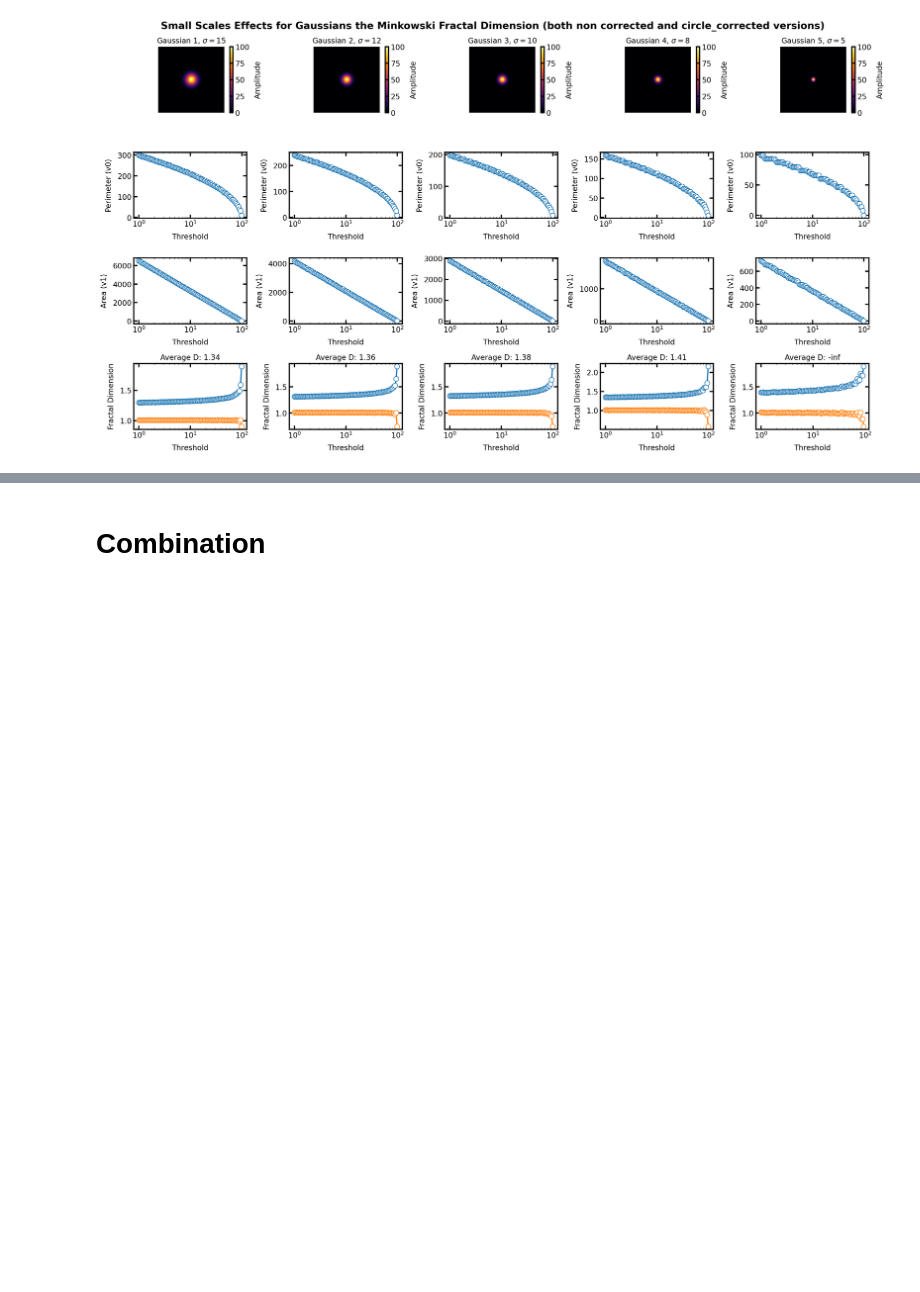
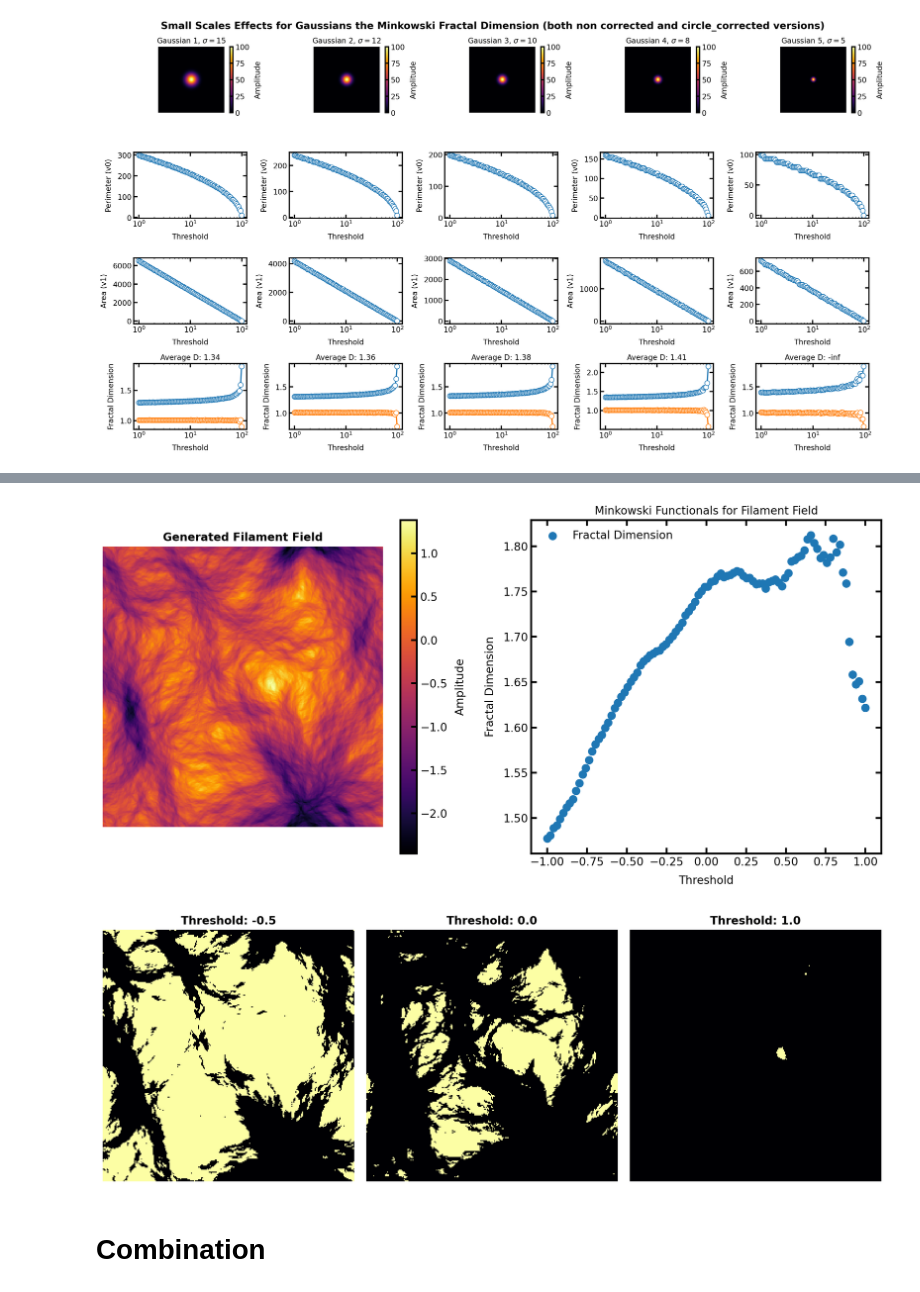
Before and after one commit to SimoneSped/fractal_OMC, a Jupyter notebook: Simulations_PA.ipynb, the cells around one changed output, grey strips where cells are left out. Cells and saved outputs as stored; diff of their text form; code cells hidden in the pictures; blank space fills up the shorter version.

```diff
--- a/Simulations_PA.ipynb
+++ b/Simulations_PA.ipynb
@@ -232,3 +138,53 @@ Analyzing Filament 5 with XX
+# %%
+# Generate the Gaussian random field
+size = 256   # Size of the grid (256x256)
+a = -3.0     # Power spectrum exponent
+field_CZ_filaments = generate_filament_field(size, a)
+
+# plot_GRF(field, field_CZ_eval, size)
+
+# Calculate Minkowski functionals for the circle image
+GRF_thresholds = np.linspace(-1.0, 1.0, 100)
+GRF_results = standard_minkowski_functionals(field_CZ_filaments[:, :, 0].astype(float), thresholds=GRF_thresholds)
+
+# Plot the field and the results of the analysis side by side
+plt.figure(figsize=(12, 6))
+
+# Plot the field
+plt.subplot(1, 2, 1)
+plt.imshow(field_CZ_filaments[:, :, 0], origin='lower', cmap='inferno', extent=[0, size, 0, size])
+plt.colorbar(label="Amplitude")
+plt.title("Generated Filament Field", fontweight="bold")
+plt.axis("off")
+
+# Plot the Minkowski functionals
+plt.subplot(1, 2, 2)
+plt.scatter(GRF_thresholds, GRF_results["fractal_dimension"], label="Fractal Dimension")
+plt.xlabel("Threshold")
+plt.ylabel("Fractal Dimension")
+plt.legend()
+# plt.xscale("log")
+plt.title("Minkowski Functionals for Filament Field")
+
+plt.tight_layout()
+plt.show()
+
+# Plot the Filament field at three thresholds (-2, 0, 1)
+thresholds_to_plot = [-0.5, 0., 1.0]
+plt.figure(figsize=(12, 5))
+
+for idx, threshold in enumerate(thresholds_to_plot):
+    plt.subplot(1, 3, idx + 1)
+    binary_mask = field_CZ_filaments[:, :, 0] > threshold
+    plt.imshow(binary_mask, origin='lower', cmap='inferno', extent=[0, size, 0, size])
+    plt.title(f"Threshold: {threshold}", fontweight="bold")
+    plt.axis("off")
+
+plt.tight_layout()
+plt.show()
+# %% [output]
+[figure, added]
+[figure, added]
 # %% [markdown]
 # Combination
 # %%
```
Also changed, not shown: parts of 7 cells of this notebook, 14 other files.
